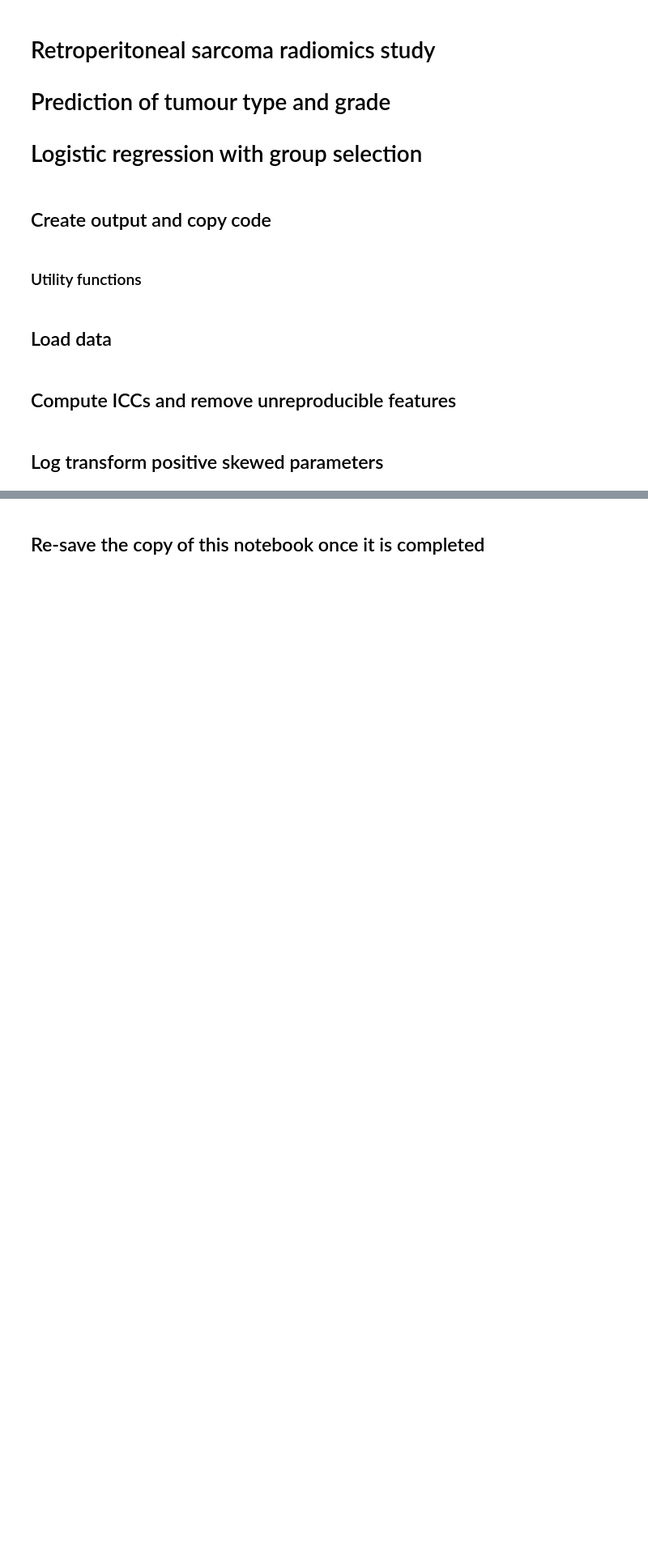
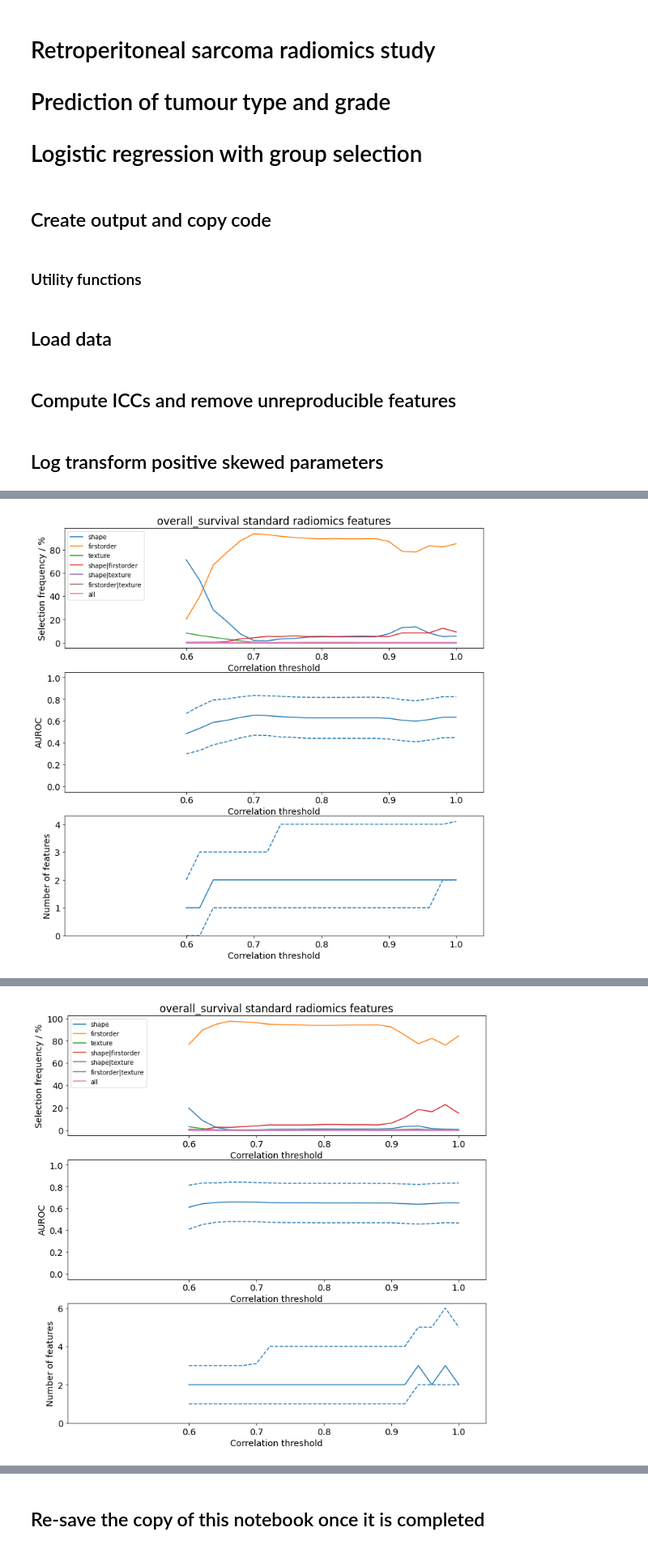
Before and after one commit to MatthewOrton/git_radsarc, a Jupyter notebook: classification/LR_GroupSelection_withValidation_andOutcome.ipynb, the cells around one changed output, grey strips where cells are left out. Shown at 81% size. Cells and saved outputs as stored; diff of their text form; code cells hidden in the pictures; blank space fills up the shorter version.

```diff
--- a/classification/LR_GroupSelection_withValidation_andOutcome.ipynb
+++ b/classification/LR_GroupSelection_withValidation_andOutcome.ipynb
@@ -29,8 +29,8 @@ rootFolder = os.path.join(os.path.expanduser("~"), 'Dicom Files/RADSARC_R')
 from fit_LR_groupSelection_correlationThresholds import fit_LR_groupSelection_correlationThresholds, plotResultExperiments, displayOneExperiment
 
 n_splits = 10
-n_repeats = 1
-thresholds = np.round(np.arange(0.6,1.00001,0.5), 2)
+n_repeats = 50
+thresholds = np.round(np.arange(0.6,1.00001,0.02), 2)
 penalty = 'l1'
 
 displayAll = True
@@ -353,3 +446,0 @@ defaultSettings = {'n_splits':n_splits,
-# %%
-df = prepData(dfClinical, dfRad, target, featureSet)
-df
@@ -584,0 +447,71 @@ if True:
+# %%
+dfResults = None
+
+failedExpID = []
+
+for nExp, experiment in enumerate(experiments):
+
+    # experiment settings
+    target = experiment['target']
+    featureSet = experiment['featureSet']
+    rmTU = experiment['removeTargetUnknown']
+    rpTU = experiment['replaceTargetUnknown']
+    rmRX = experiment['removeRxPatients']
+
+    print('Experiment number ' + str(nExp))
+    zf = 12
+    print('Target'.ljust(zf) + target)
+    print('Features'.ljust(zf) + settingsDict[featureSet]['name'])
+    print('Remove TU'.ljust(zf) + str(rmTU))
+    print('Replace TU'.ljust(zf) + str(rpTU))
+    print('Remove RX'.ljust(zf) + str(rmRX))
+
+    try:
+
+        df = prepData(dfClinical, dfRad, target, featureSet, removeTargetUnknown=rmTU, replaceTargetUnknown=rpTU, removeRxPatients=rmRX)
+        dfTest = prepData(dfClinicalTest, dfRadTest, target, featureSet, removeTargetUnknown=rmTU, replaceTargetUnknown=rpTU, removeRxPatients=rmRX)
+
+        fileName = '_'.join(['result',
+                             target,
+                             settingsDict[featureSet]['ID'],
+                             str(rmTU),
+                             str(rpTU),
+                             str(rmRX)])
+        quickLoadFile = os.path.join(outputFolder, fileName + '.pickle')
+
+        modelFit = fitModelOrLoadSaved(df, target, settingsDict[featureSet], quickLoadFile)
+
+        if displayAll:
+            plotResultExperiments(modelFit,
+                                  titleStr=fileName.replace('result','').replace('_',' '),
+                                  outputFile=os.path.join(outputFolder, 'figures', fileName + '.pdf'))
+
+        bestCoef, pdFreq, bestThreshold, bestFeatureGroup = displayOneExperiment(modelFit)
+        pdFreq = pdFreq.loc[pdFreq.Coef!='',:] # trim off any coeff that aren't in the best model
+        display(pdFreq.style.hide_index())
+
+        result = getTrainTestResults(modelFit)
+
+        resultDict = experiment.copy()
+        resultDict = dict(resultDict, **result)
+        resultDict['threshold'] = bestThreshold
+        resultDict['feature group'] = bestFeatureGroup
+        resultDict['file name'] = fileName
+
+        if dfResults is None:
+            dfResults = pd.DataFrame([resultDict])
+        else:
+             dfResults = dfResults.append(resultDict, ignore_index=True)
+
+        dfResults.to_excel(os.path.join(outputFolder, 'results.xlsx'), index=False)
+
+    except:
+        print('FAILED')
+        failedExpID.append(nExp)
+
+
+    print('_'*20)
+
+print('Failed experiments = ')
+print(failedExpID)
+# %% [output]
@@ -584,0 +526 @@ if True:
+[figure, added]
@@ -584,0 +551 @@ if True:
+[figure, added]
```
Also changed, not shown: parts of 20 cells of this notebook, 1 other file.
